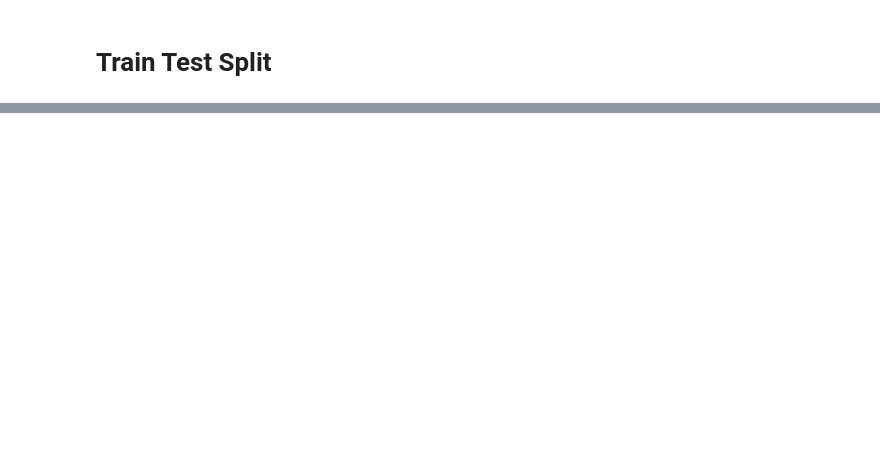
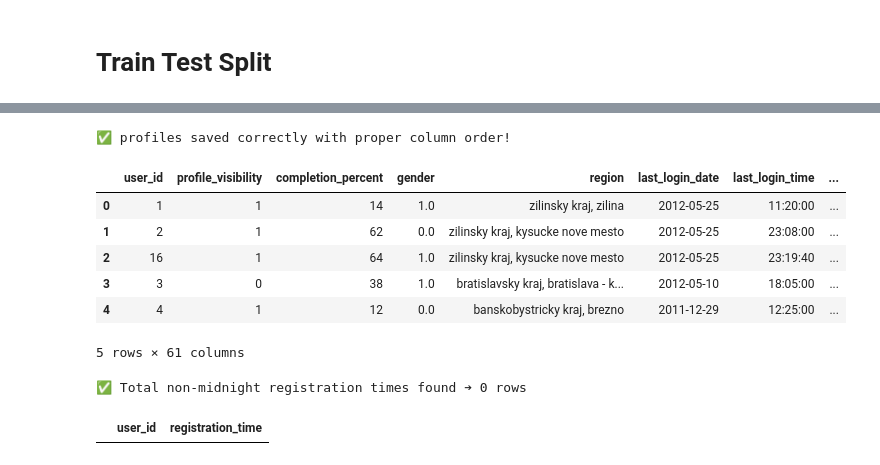
Before and after one commit to ij-roy/Social-Media-Friend-Recommendation-System, a Jupyter notebook: main.ipynb, the cells around one changed output, grey strips where cells are left out. Cells and saved outputs as stored; diff of their text form; code cells hidden in the pictures; blank space fills up the shorter version.

```diff
--- a/main.ipynb
+++ b/main.ipynb
@@ -79,0 +308,69 @@ Train edges: 24498051, Test edges: 6124513
+# %%
+# Step 1: Convert to datetime
+profiles['last_login'] = pd.to_datetime(profiles['last_login'], errors='coerce')
+profiles['registration_date'] = pd.to_datetime(profiles['registration_date'], errors='coerce')
+
+# Step 2: Extract time first
+profiles['last_login_time'] = profiles['last_login'].dt.time
+profiles['registration_time'] = profiles['registration_date'].dt.time
+
+# Step 3: Extract date next
+profiles['last_login_date'] = profiles['last_login'].dt.date
+profiles['registration_date'] = profiles['registration_date'].dt.date
+
+# Step 4: Drop the messy combined column
+profiles = profiles.drop(columns=['last_login'])
+
+# Step 5: Reorder Columns properly
+desired_order = [
+    "user_id", "profile_visibility", "completion_percent", "gender", "region",
+    "last_login_date", "last_login_time", "registration_date", "registration_time",
+    "age", "height_weight", "education_occupation", "languages", "hobbies", "evening_activity",
+    "pets", "body_type", "health", "eye_color", "hair_color", "hair_length", "education_level",
+    "ideal_evening_activity", "favorite_colors", "smoking", "drinking", "zodiac_sign",
+    "looking_for", "motto", "partner_qualities", "relationship_status", "children_now",
+    "children_future", "favorite_movie_genres", "free_time_activities", "music_genres",
+    "ideal_date", "pastimes", "favorite_cuisine", "joined_clubs", "concert_attendance",
+    "sports_activities", "favorite_sports_to_watch", "current_occupation_or_education",
+    "favorite_book_genres", "community_clubs", "music_clubs_joined", "automobile_clubs_joined",
+    "national_pride_clubs", "love_and_friendship_clubs", "art_and_life_clubs",
+    "community_and_hobby_clubs", "social_fun_clubs", "technology_and_internet_interests",
+    "school_and_education_experiences", "sports_and_athletics_interests",
+    "favorite_movies_and_tvshows", "favorite_places_and_travel", "life_mottos_and_fun_clubs",
+    "brands_and_online_platforms", "life_quotes_and_personality_clubs"
+]
+
+profiles = profiles[desired_order]
+
+# Step 6: Save properly
+profiles.to_csv('data/pokec/profiles.csv', index=False)
+
+print("✅ profiles saved correctly with proper column order!")
+# %% [output]
+✅ profiles saved correctly with proper column order!
+# %%
+profiles_xlx = pd.read_csv('data/pokec/profiles.csv')
+profiles_xlx.head()
+# %% [output]
+|  | user_id | profile_visibility | completion_percent | gender | region | last_login_date | last_login_time | ... |
+| 0 | 1 | 1 | 14 | 1.0 | zilinsky kraj, zilina | 2012-05-25 | 11:20:00 | ... |
+| 1 | 2 | 1 | 62 | 0.0 | zilinsky kraj, kysucke nove mesto | 2012-05-25 | 23:08:00 | ... |
+| 2 | 16 | 1 | 64 | 1.0 | zilinsky kraj, kysucke nove mesto | 2012-05-25 | 23:19:40 | ... |
+| 3 | 3 | 0 | 38 | 1.0 | bratislavsky kraj, bratislava - k... | 2012-05-10 | 18:05:00 | ... |
+| 4 | 4 | 1 | 12 | 0.0 | banskobystricky kraj, brezno | 2011-12-29 | 12:25:00 | ... |
+5 rows × 61 columns
+# %%
+# Step 1: Keep only non-null registration_time
+non_null_times = profiles[profiles['registration_time'].notna()]
+
+# Step 2: Find those not equal to 00:00:00
+non_midnight_times = non_null_times[non_null_times['registration_time'] != pd.to_datetime('00:00:00').time()]
+
+# Step 3: Print results
+print(f"✅ Total non-midnight registration times found ➔ {len(non_midnight_times)} rows")
+
+# Optional: See a few examples
+display(non_midnight_times[['user_id', 'registration_time']].head(10))
+# %% [output]
+✅ Total non-midnight registration times found ➔ 0 rows
+|  | user_id | registration_time |
```
Also changed, not shown: parts of 15 cells of this notebook, 28 other files.
